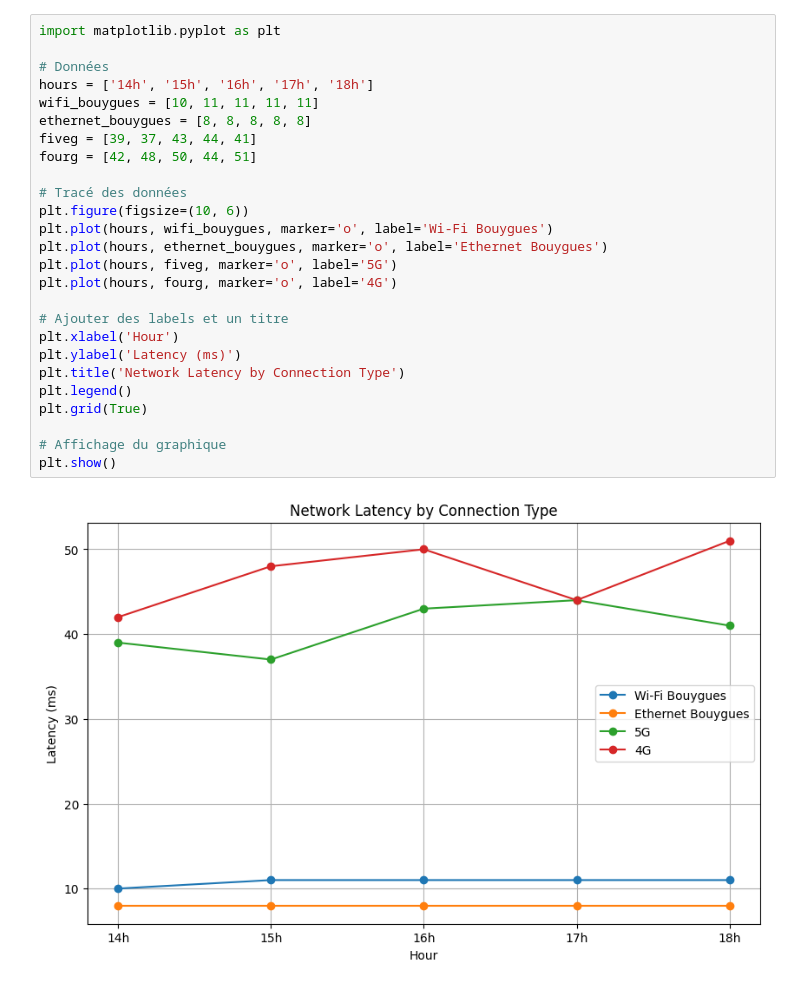
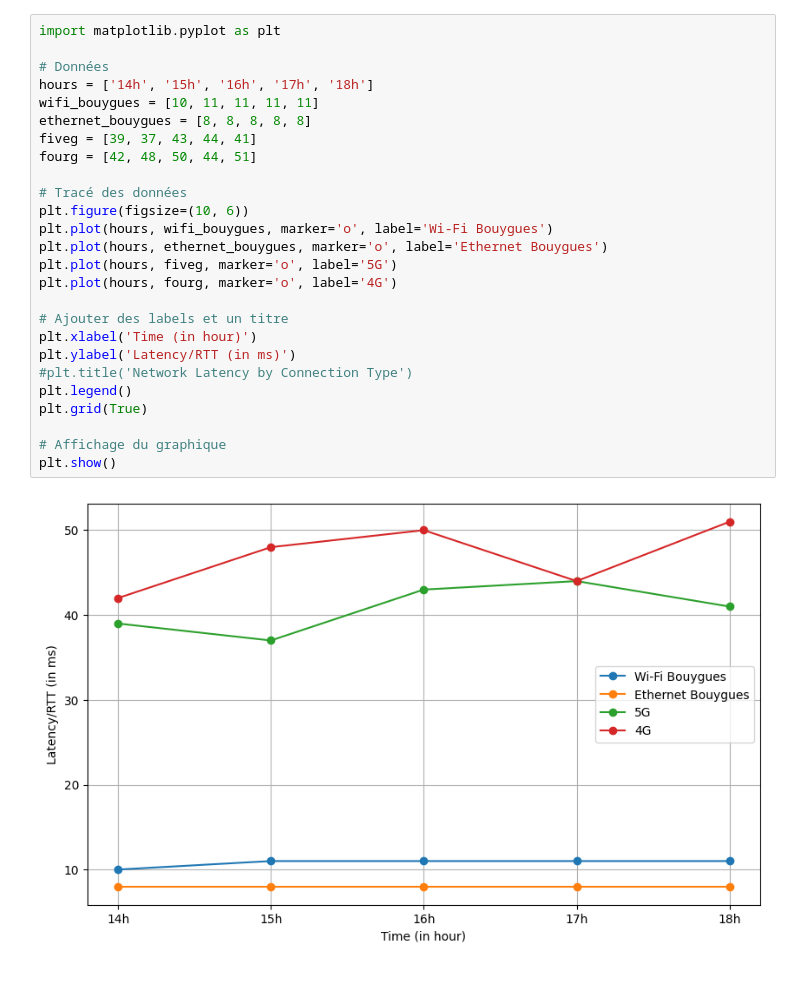
Before and after one commit to Kactus29/MET_Project, a Jupyter notebook: impact_connection_mean.ipynb, the cells around one changed output. Drawn from its saved outputs; the diff is of its cells as text.

Commit message:
updates on graphs

```diff
--- a/impact_connection_mean.ipynb
+++ b/impact_connection_mean.ipynb
@@ -1,28 +1,28 @@
 # %%
 import matplotlib.pyplot as plt
 
 # Données
 hours = ['14h', '15h', '16h', '17h', '18h']
 wifi_bouygues = [10, 11, 11, 11, 11]
 ethernet_bouygues = [8, 8, 8, 8, 8]
 fiveg = [39, 37, 43, 44, 41]
 fourg = [42, 48, 50, 44, 51]
 
 # Tracé des données
 plt.figure(figsize=(10, 6))
 plt.plot(hours, wifi_bouygues, marker='o', label='Wi-Fi Bouygues')
 plt.plot(hours, ethernet_bouygues, marker='o', label='Ethernet Bouygues')
 plt.plot(hours, fiveg, marker='o', label='5G')
 plt.plot(hours, fourg, marker='o', label='4G')
 
 # Ajouter des labels et un titre
-plt.xlabel('Hour')
-plt.ylabel('Latency (ms)')
-plt.title('Network Latency by Connection Type')
+plt.xlabel('Time (in hour)')
+plt.ylabel('Latency/RTT (in ms)')
+#plt.title('Network Latency by Connection Type')
 plt.legend()
 plt.grid(True)
 
 # Affichage du graphique
 plt.show()
 # %% [output]
-[figure, old version]
+[figure, new version]
```
